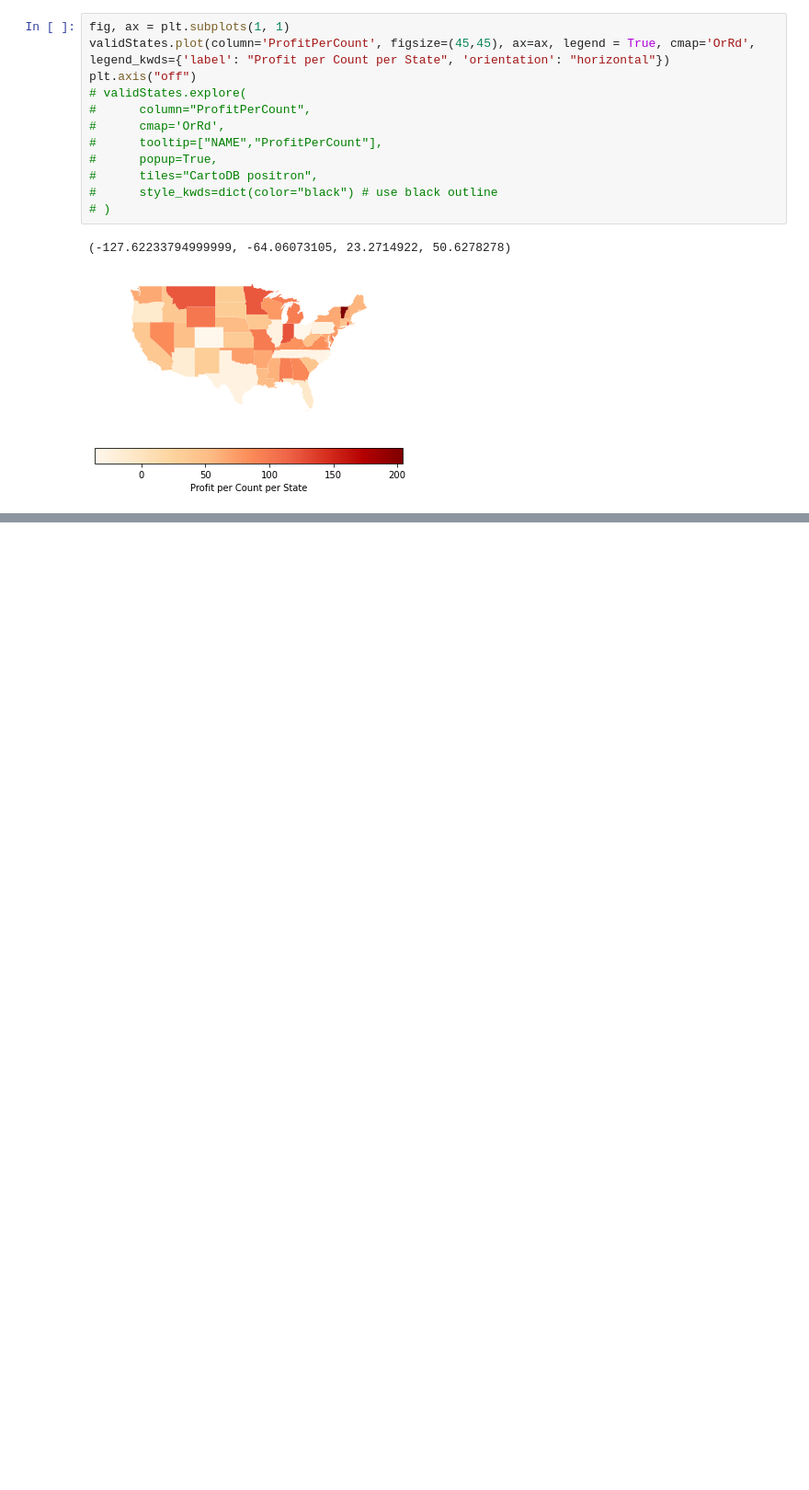
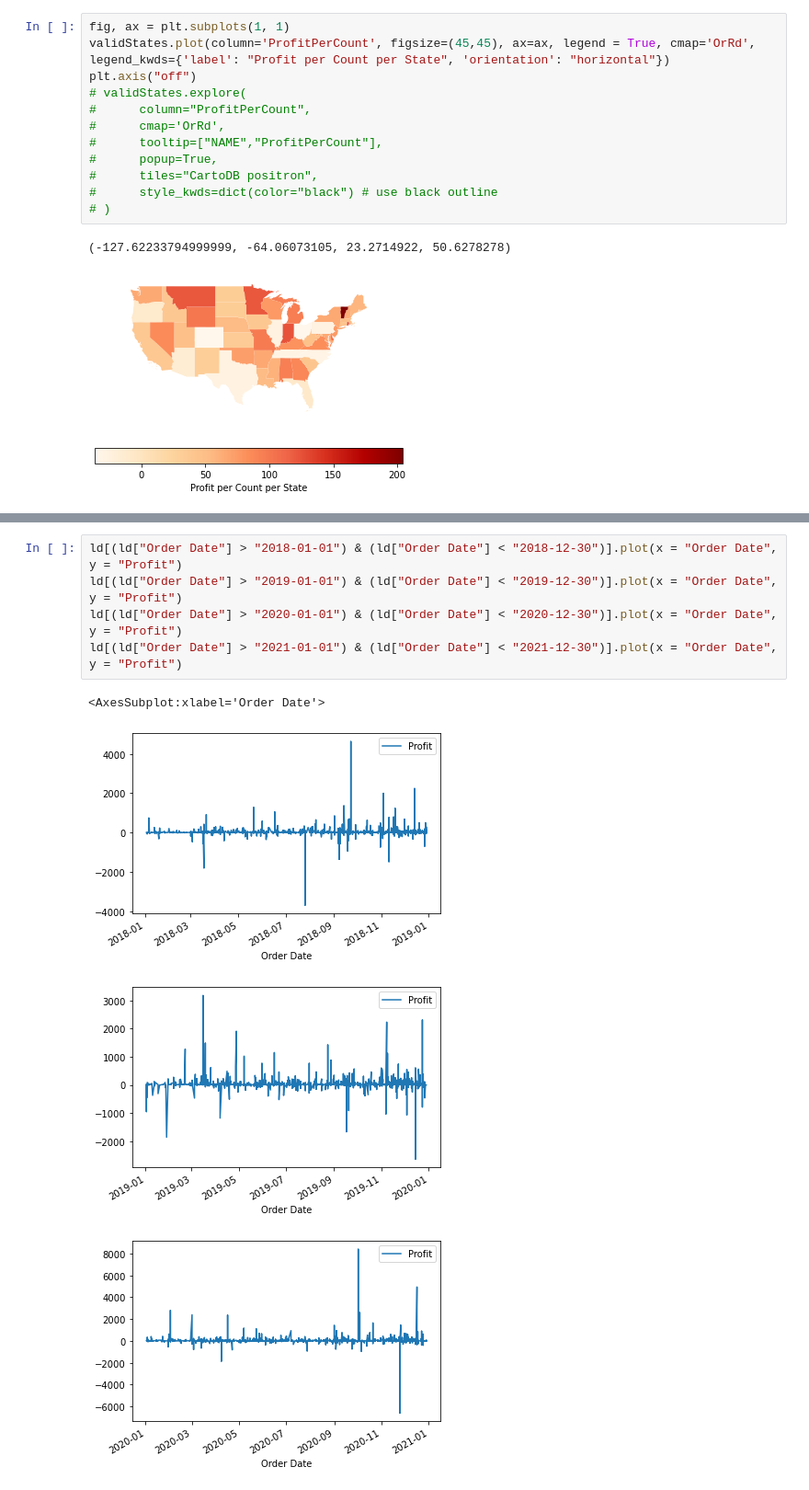
Before and after one commit to Derherpderderp/Csci343Project1, a Jupyter notebook: Csci343Project1hhgarret.ipynb, the cells around one changed output, grey strips where cells are left out. Shown at 92% size. Cells and saved outputs as stored; diff of their text form; blank space fills up the shorter version.

```diff
--- a/Csci343Project1hhgarret.ipynb
+++ b/Csci343Project1hhgarret.ipynb
@@ -178,0 +186,10 @@ plt.axis("off")
+# %%
+ld[(ld["Order Date"] > "2018-01-01") & (ld["Order Date"] < "2018-12-30")].plot(x = "Order Date", y = "Profit")
+ld[(ld["Order Date"] > "2019-01-01") & (ld["Order Date"] < "2019-12-30")].plot(x = "Order Date", y = "Profit")
+ld[(ld["Order Date"] > "2020-01-01") & (ld["Order Date"] < "2020-12-30")].plot(x = "Order Date", y = "Profit")
+ld[(ld["Order Date"] > "2021-01-01") & (ld["Order Date"] < "2021-12-30")].plot(x = "Order Date", y = "Profit")
+# %% [output]
+<AxesSubplot:xlabel='Order Date'>
+[figure, added]
+[figure, added]
+[figure, added]
```
Also changed, not shown: parts of 3 cells of this notebook.
